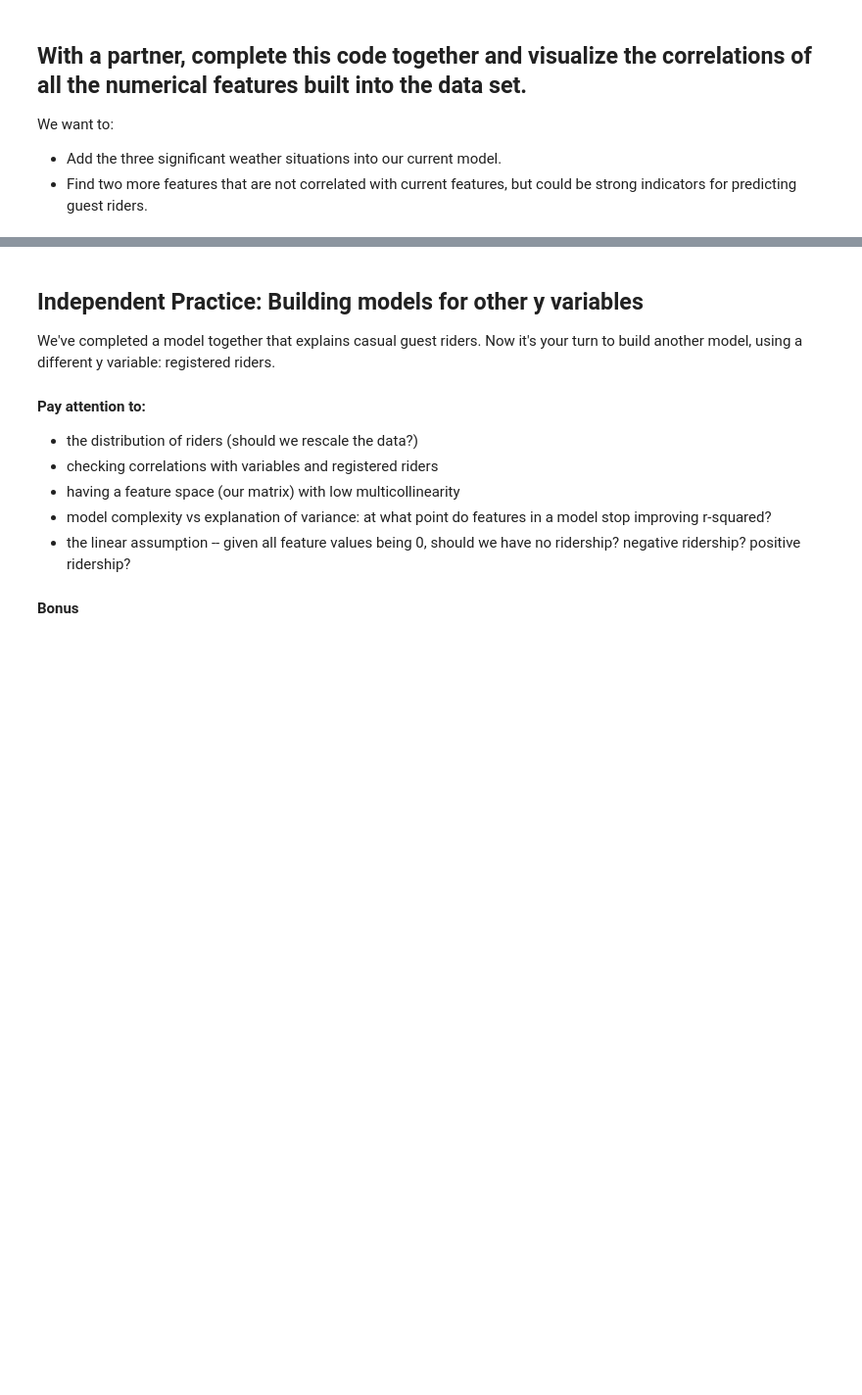
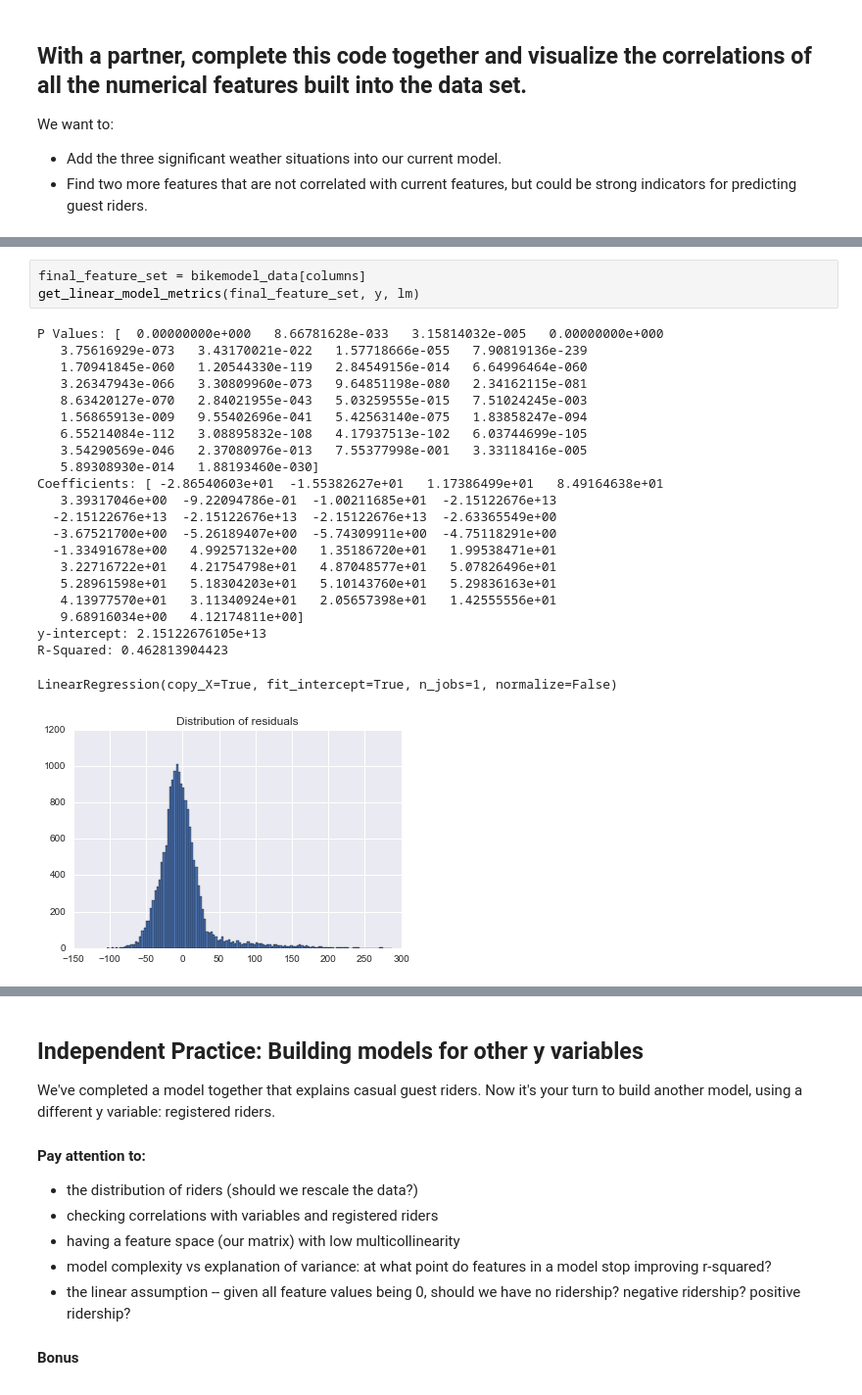
Before and after one commit to toby-p/GA_data_science_coursework, a Jupyter notebook: 05_linear_regression_in_depth.ipynb, the cells around one changed output, grey strips where cells are left out. Shown at 98% size. Cells and saved outputs as stored; diff of their text form; blank space fills up the shorter version.

```diff
--- a/05_linear_regression_in_depth.ipynb
+++ b/05_linear_regression_in_depth.ipynb
@@ -661,2 +670,28 @@ get_linear_model_metrics(final_feature_set, y, lm)
+# %%
+final_feature_set = bikemodel_data[columns]
+get_linear_model_metrics(final_feature_set, y, lm)
+# %% [output]
+P Values: [  0.00000000e+000   8.66781628e-033   3.15814032e-005   0.00000000e+000
+   3.75616929e-073   3.43170021e-022   1.57718666e-055   7.90819136e-239
+   1.70941845e-060   1.20544330e-119   2.84549156e-014   6.64996464e-060
+   3.26347943e-066   3.30809960e-073   9.64851198e-080   2.34162115e-081
+   8.63420127e-070   2.84021955e-043   5.03259555e-015   7.51024245e-003
+   1.56865913e-009   9.55402696e-041   5.42563140e-075   1.83858247e-094
+   6.55214084e-112   3.08895832e-108   4.17937513e-102   6.03744699e-105
+   3.54290569e-046   2.37080976e-013   7.55377998e-001   3.33118416e-005
+   5.89308930e-014   1.88193460e-030]
+Coefficients: [ -2.86540603e+01  -1.55382627e+01   1.17386499e+01   8.49164638e+01
+   3.39317046e+00  -9.22094786e-01  -1.00211685e+01  -2.15122676e+13
+  -2.15122676e+13  -2.15122676e+13  -2.15122676e+13  -2.63365549e+00
+  -3.67521700e+00  -5.26189407e+00  -5.74309911e+00  -4.75118291e+00
+  -1.33491678e+00   4.99257132e+00   1.35186720e+01   1.99538471e+01
+   3.22716722e+01   4.21754798e+01   4.87048577e+01   5.07826496e+01
+   5.28961598e+01   5.18304203e+01   5.10143760e+01   5.29836163e+01
+   4.13977570e+01   3.11340924e+01   2.05657398e+01   1.42555556e+01
+   9.68916034e+00   4.12174811e+00]
+y-intercept: 2.15122676105e+13
+R-Squared: 0.462813904423
+LinearRegression(copy_X=True, fit_intercept=True, n_jobs=1, normalize=False)
+[figure, added]
 # %%
 # Using sklearn + log-transformed y
```
Also changed, not shown: parts of 31 cells of this notebook.
